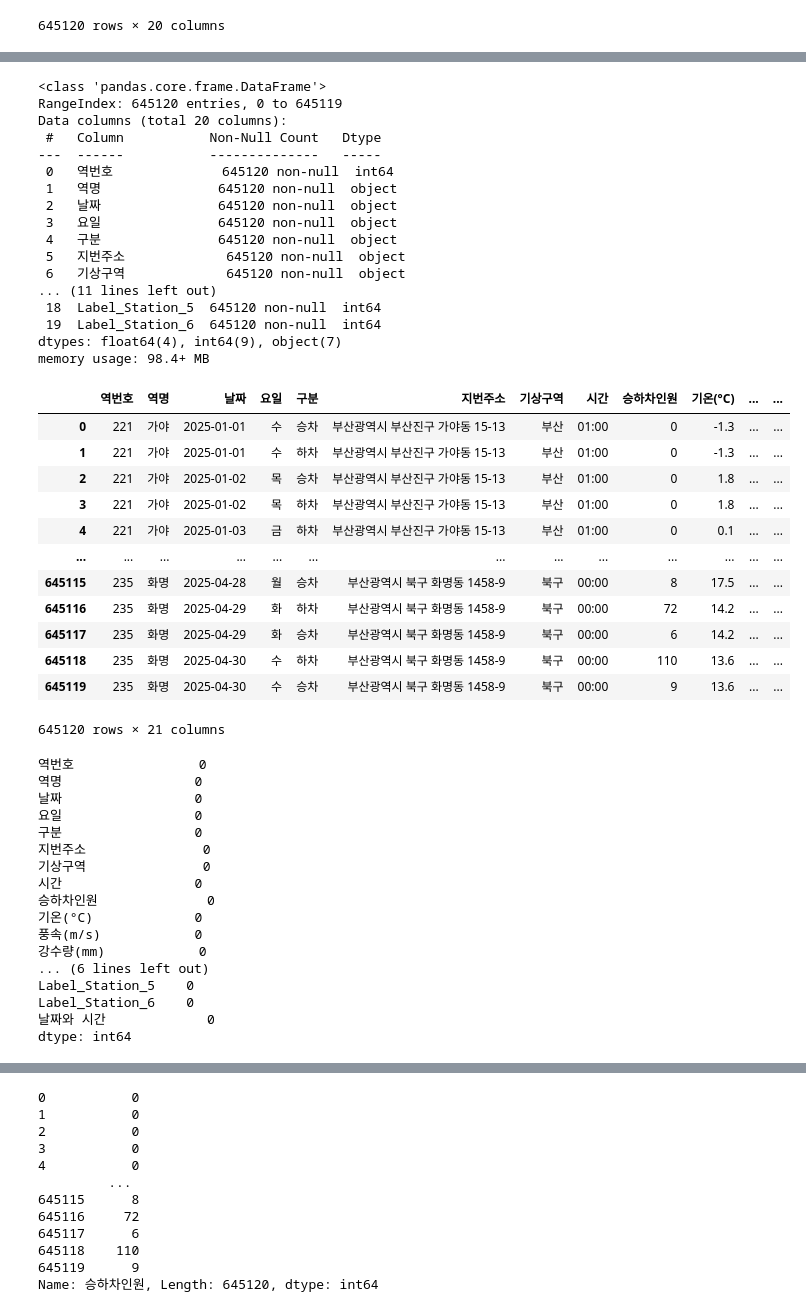
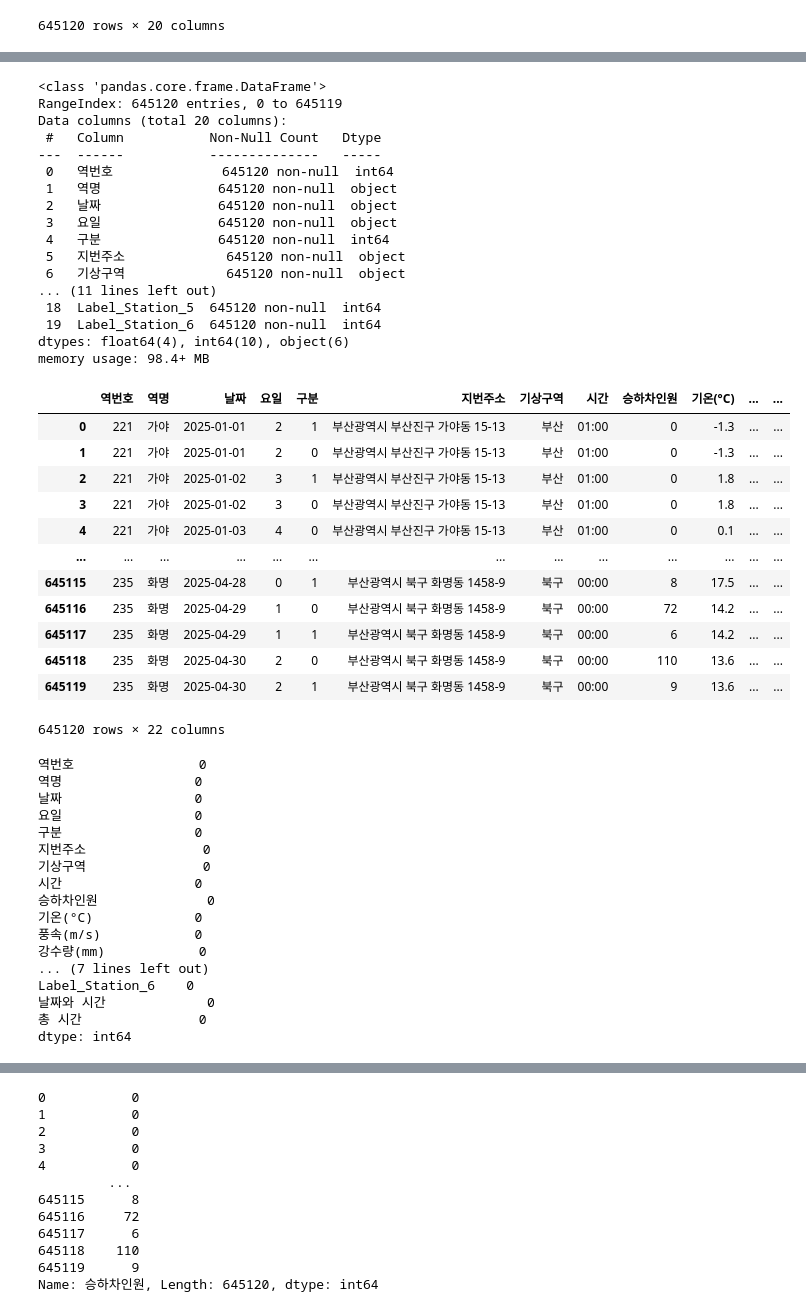
Before and after one commit to scholar-star/Predict_Project-Data, a Jupyter notebook: data_processing.ipynb, the cells around one changed output, grey strips where cells are left out. Cells and saved outputs as stored; diff of their text form; code cells hidden in the pictures.

```diff
--- a/data_processing.ipynb
+++ b/data_processing.ipynb
@@ -671,3 +671,12 @@ synth_data_encoded
 | 645118 | 235 | 화명 | 2025-04-30 | 수 | 하차 | 부산광역시 북구 화명동 1458-9 | 북구 | 00:00 | 110 | 13.6 | 1.7 | ... |
 | 645119 | 235 | 화명 | 2025-04-30 | 수 | 승차 | 부산광역시 북구 화명동 1458-9 | 북구 | 00:00 | 9 | 13.6 | 1.7 | ... |
 645120 rows × 20 columns
+# %%
+def dis(row):
+    if row['구분']=="승차":
+        row['구분'] = 1
+    else:
+        row['구분'] = 0
+    return row
+
+synth_data_encoded = synth_data_encoded.apply(dis, axis=1)
@@ -730,32 +755,35 @@ Data columns (total 20 columns):
  1   역명               645120 non-null  object
  2   날짜               645120 non-null  object
  3   요일               645120 non-null  object
- 4   구분               645120 non-null  object
+ 4   구분               645120 non-null  int64
  5   지번주소             645120 non-null  object
  6   기상구역             645120 non-null  object
 ... (11 lines left out)
  18  Label_Station_5  645120 non-null  int64
  19  Label_Station_6  645120 non-null  int64
-dtypes: float64(4), int64(9), object(7)
+dtypes: float64(4), int64(10), object(6)
 memory usage: 98.4+ MB
 # %%
 synth_data_interpolated['날짜와 시간'] = synth_data_interpolated['날짜']+' '+synth_data_interpolated['시간']
 # %%
+synth_data_interpolated['날짜와 시간'] = pd.to_datetime(synth_data_interpolated['날짜와 시간'])
+synth_data_interpolated['총 시간'] = synth_data_interpolated['날짜와 시간'].astype('int64')
+synth_data_interpolated['요일'] = synth_data_interpolated['날짜와 시간'].dt.dayofweek
 synth_data_interpolated
 # %% [output]
 |  | 역번호 | 역명 | 날짜 | 요일 | 구분 | 지번주소 | 기상구역 | 시간 | 승하차인원 | 기온(°C) | ... | ... |
-| 0 | 221 | 가야 | 2025-01-01 | 수 | 승차 | 부산광역시 부산진구 가야동 15-13 | 부산 | 01:00 | 0 | -1.3 | ... | ... |
-| 1 | 221 | 가야 | 2025-01-01 | 수 | 하차 | 부산광역시 부산진구 가야동 15-13 | 부산 | 01:00 | 0 | -1.3 | ... | ... |
-| 2 | 221 | 가야 | 2025-01-02 | 목 | 승차 | 부산광역시 부산진구 가야동 15-13 | 부산 | 01:00 | 0 | 1.8 | ... | ... |
-| 3 | 221 | 가야 | 2025-01-02 | 목 | 하차 | 부산광역시 부산진구 가야동 15-13 | 부산 | 01:00 | 0 | 1.8 | ... | ... |
-| 4 | 221 | 가야 | 2025-01-03 | 금 | 하차 | 부산광역시 부산진구 가야동 15-13 | 부산 | 01:00 | 0 | 0.1 | ... | ... |
+| 0 | 221 | 가야 | 2025-01-01 | 2 | 1 | 부산광역시 부산진구 가야동 15-13 | 부산 | 01:00 | 0 | -1.3 | ... | ... |
+| 1 | 221 | 가야 | 2025-01-01 | 2 | 0 | 부산광역시 부산진구 가야동 15-13 | 부산 | 01:00 | 0 | -1.3 | ... | ... |
+| 2 | 221 | 가야 | 2025-01-02 | 3 | 1 | 부산광역시 부산진구 가야동 15-13 | 부산 | 01:00 | 0 | 1.8 | ... | ... |
+| 3 | 221 | 가야 | 2025-01-02 | 3 | 0 | 부산광역시 부산진구 가야동 15-13 | 부산 | 01:00 | 0 | 1.8 | ... | ... |
+| 4 | 221 | 가야 | 2025-01-03 | 4 | 0 | 부산광역시 부산진구 가야동 15-13 | 부산 | 01:00 | 0 | 0.1 | ... | ... |
 | ... | ... | ... | ... | ... | ... | ... | ... | ... | ... | ... | ... | ... |
-| 645115 | 235 | 화명 | 2025-04-28 | 월 | 승차 | 부산광역시 북구 화명동 1458-9 | 북구 | 00:00 | 8 | 17.5 | ... | ... |
-| 645116 | 235 | 화명 | 2025-04-29 | 화 | 하차 | 부산광역시 북구 화명동 1458-9 | 북구 | 00:00 | 72 | 14.2 | ... | ... |
-| 645117 | 235 | 화명 | 2025-04-29 | 화 | 승차 | 부산광역시 북구 화명동 1458-9 | 북구 | 00:00 | 6 | 14.2 | ... | ... |
-| 645118 | 235 | 화명 | 2025-04-30 | 수 | 하차 | 부산광역시 북구 화명동 1458-9 | 북구 | 00:00 | 110 | 13.6 | ... | ... |
-| 645119 | 235 | 화명 | 2025-04-30 | 수 | 승차 | 부산광역시 북구 화명동 1458-9 | 북구 | 00:00 | 9 | 13.6 | ... | ... |
+| 645115 | 235 | 화명 | 2025-04-28 | 0 | 1 | 부산광역시 북구 화명동 1458-9 | 북구 | 00:00 | 8 | 17.5 | ... | ... |
+| 645116 | 235 | 화명 | 2025-04-29 | 1 | 0 | 부산광역시 북구 화명동 1458-9 | 북구 | 00:00 | 72 | 14.2 | ... | ... |
+| 645117 | 235 | 화명 | 2025-04-29 | 1 | 1 | 부산광역시 북구 화명동 1458-9 | 북구 | 00:00 | 6 | 14.2 | ... | ... |
+| 645118 | 235 | 화명 | 2025-04-30 | 2 | 0 | 부산광역시 북구 화명동 1458-9 | 북구 | 00:00 | 110 | 13.6 | ... | ... |
+| 645119 | 235 | 화명 | 2025-04-30 | 2 | 1 | 부산광역시 북구 화명동 1458-9 | 북구 | 00:00 | 9 | 13.6 | ... | ... |
-645120 rows × 21 columns
+645120 rows × 22 columns
 # %%
 synth_data_interpolated.isnull().sum()
 # %% [output]
@@ -771,10 +799,10 @@ synth_data_interpolated.isnull().sum()
 기온(°C)             0
 풍속(m/s)            0
 강수량(mm)            0
-... (6 lines left out)
-Label_Station_5    0
+... (7 lines left out)
 Label_Station_6    0
 날짜와 시간             0
+총 시간               0
 dtype: int64
 # %%
 synth_data_interpolated.drop(columns=['날짜', '시간'], inplace=True)
```
Also changed, not shown: parts of 11 cells of this notebook.
